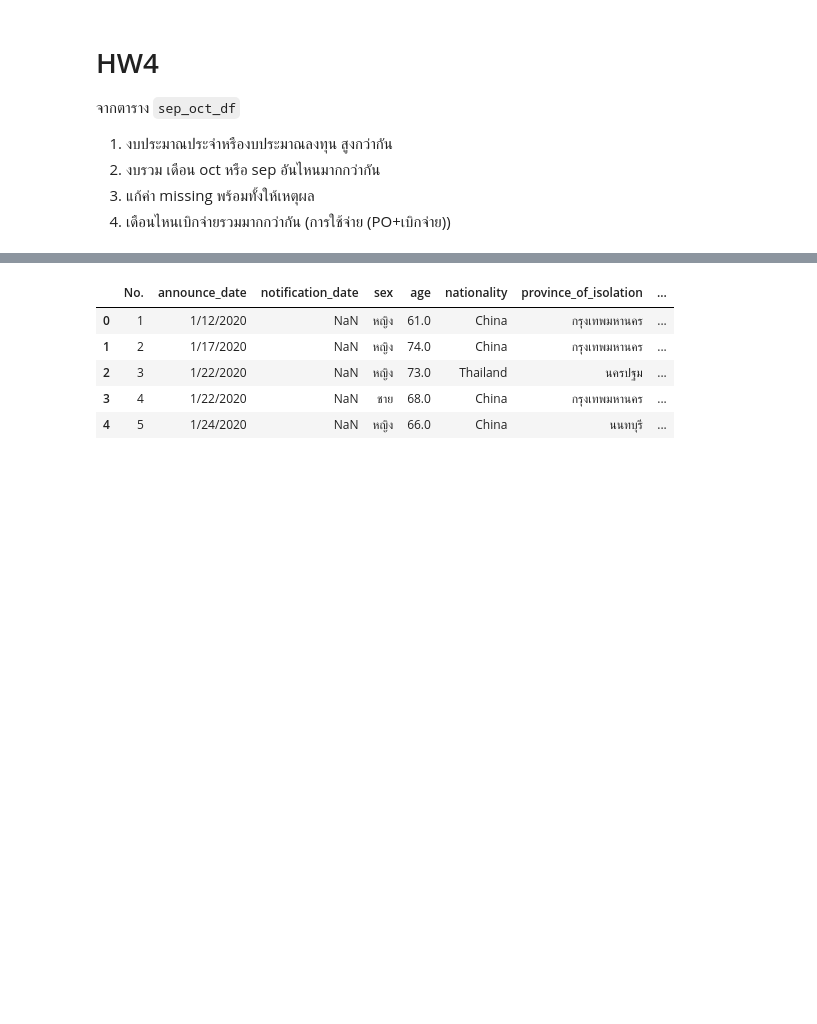
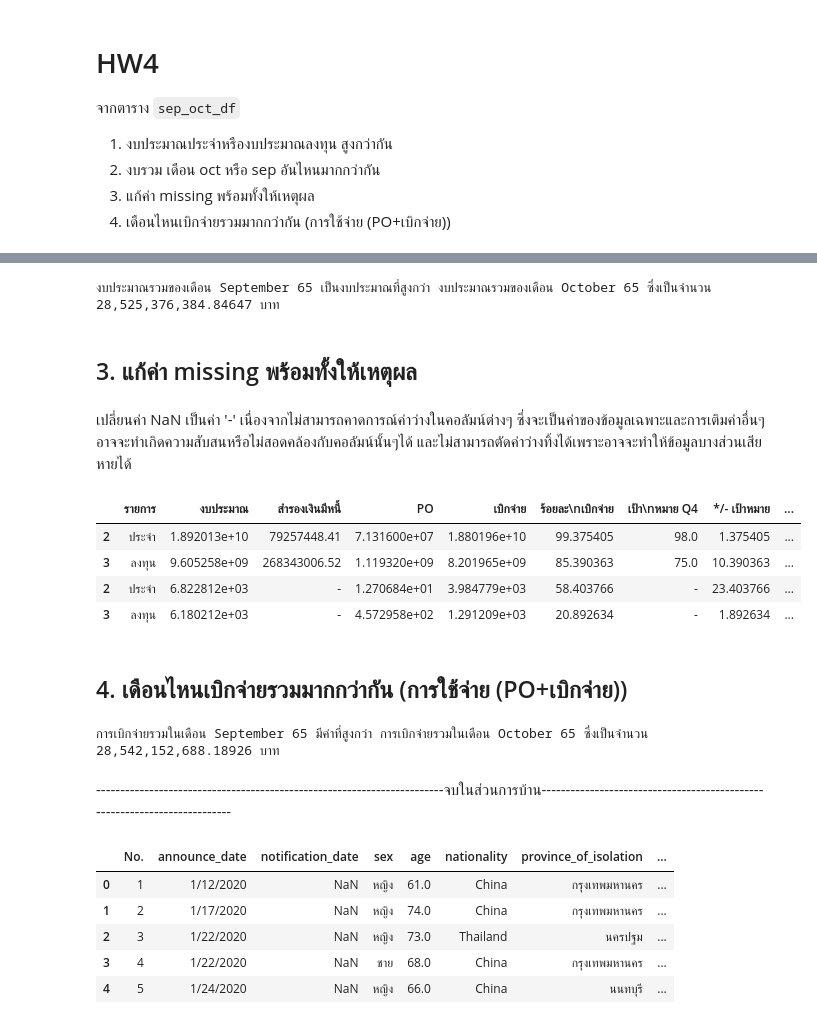
Before and after one commit to JirawatTa/python_dataviz2023, a Jupyter notebook: Pandas102.ipynb, the cells around one changed output, grey strips where cells are left out. Drawn from its saved outputs; the diff is of its cells as text; code cells hidden in the pictures; blank space fills up the shorter version.

```diff
--- a/Pandas102.ipynb
+++ b/Pandas102.ipynb
@@ -93,0 +58,3 @@ sep_oct_df
+# %%
+sep_oct_df = pd.concat([df_sep,df_oct])
+sep_oct_df
@@ -93,0 +118,20 @@ sep_oct_df
+# %%
+comparebudget(total_budget_sep,total_budget_oct)
+# %% [output]
+งบประมาณรวมของเดือน September 65 เป็นงบประมาณที่สูงกว่า งบประมาณรวมของเดือน October 65 ซึ่งเป็นจำนวน 28,525,376,384.84647 บาท
+# %% [markdown]
+## 3.   แก้ค่า missing พร้อมทั้งให้เหตุผล
+# %%
+sep_oct_df.fillna('-',inplace=True)
+# %% [markdown]
+เปลี่ยนค่า NaN เป็นค่า '-' เนื่องจากไม่สามารถคาดการณ์ค่าว่างในคอลัมน์ต่างๆ ซึ่งจะเป็นค่าของข้อมูลเฉพาะและการเติมค่าอื่นๆอาจจะทำเกิดความสับสนหรือไม่สอดคล้องกับคอลัมน์นั้นๆได้ และไม่สามารถตัดค่าว่างทิ้งได้เพราะอาจจะทำให้ข้อมูลบางส่วนเสียหายได้
+# %%
+sep_oct_df
+# %% [output]
+|  | รายการ | งบประมาณ | สำรองเงินมีหนี้ | PO | เบิกจ่าย | ร้อยละ\nเบิกจ่าย | เป้า\nหมาย Q4 | */- เป้าหมาย | ... |
+| 2 | ประจำ | 1.892013e+10 | 79257448.41 | 7.131600e+07 | 1.880196e+10 | 99.375405 | 98.0 | 1.375405 | ... |
+| 3 | ลงทุน | 9.605258e+09 | 268343006.52 | 1.119320e+09 | 8.201965e+09 | 85.390363 | 75.0 | 10.390363 | ... |
+| 2 | ประจำ | 6.822812e+03 | - | 1.270684e+01 | 3.984779e+03 | 58.403766 | - | 23.403766 | ... |
+| 3 | ลงทุน | 6.180212e+03 | - | 4.572958e+02 | 1.291209e+03 | 20.892634 | - | 1.892634 | ... |
+# %% [markdown]
+## 4.   เดือนไหนเบิกจ่ายรวมมากกว่ากัน (การใช้จ่าย (PO+เบิกจ่าย))
@@ -94,3 +156,9 @@ sep_oct_df
+# %%
+compareexpenses(total_spending_sep,total_spending_oct)
+# %% [output]
+การเบิกจ่ายรวมในเดือน September 65 มีค่าที่สูงกว่า การเบิกจ่ายรวมในเดือน October 65 ซึ่งเป็นจำนวน 28,542,152,688.18926 บาท
+# %% [markdown]
+------------------------------------------------------------------------จบในส่วนการบ้าน--------------------------------------------------------------------------
 # %%
 data_file_path = os.path.join(path,'pm-20-jan-2021.csv') # เชื่อมกับไฟล์ .csv
 data_df = pd.read_csv(data_file_path)
```
Also changed, not shown: parts of 16 cells of this notebook.
